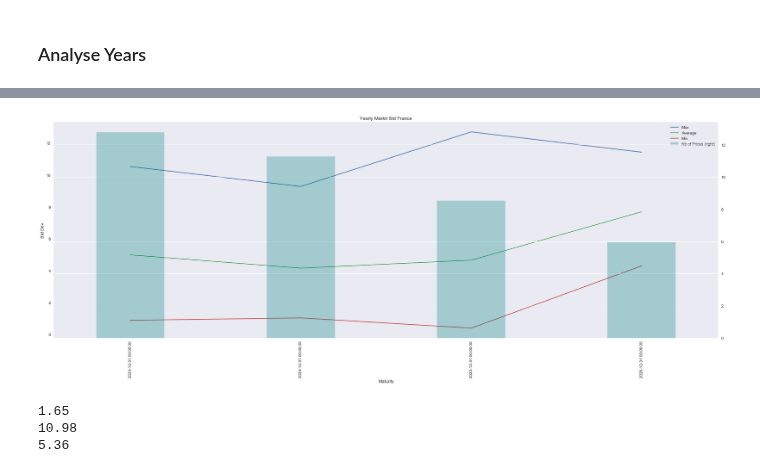
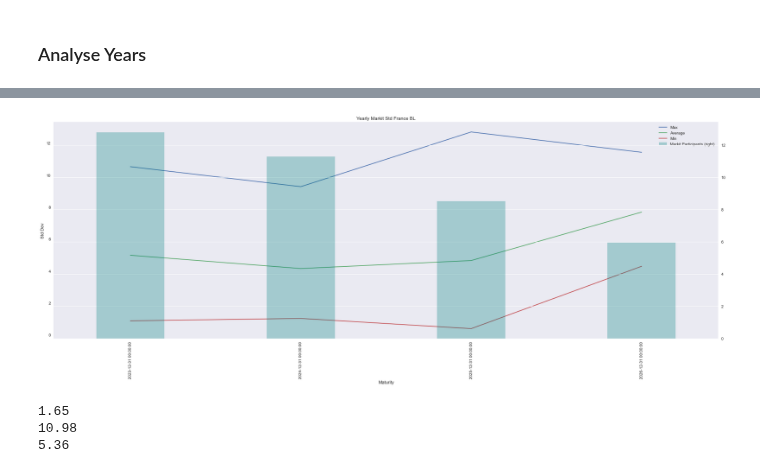
Before and after one commit to romain109/Power-Europe, a Jupyter notebook: Notebooks - std/Analyse France.ipynb, the cells around one changed output, grey strips where cells are left out. Saved outputs shown, nothing was run; the diff lists cells and outputs as text; code cells hidden in the pictures.

```diff
--- a/Notebooks - std/Analyse France.ipynb
+++ b/Notebooks - std/Analyse France.ipynb
@@ -135,7 +126,7 @@ print(round(recap_Fra_quarters.loc["Average", quarters_LT].mean(),2))
 ### Analyse Months
 # %%
 months = data.loc[(data['ns1:Underlying'] == 'FRENCH POWER - BASELOAD') & (data['ns1:Period'] == 'Month') ,["ns1:EndDate"]]["ns1:EndDate"].unique()
-recap_Fra_months = pd.DataFrame(columns = months, index = ['Min', 'Average', 'Max', 'Nb of Prices', "% NaN"])
+recap_Fra_months = pd.DataFrame(columns = months, index = ['Min', 'Average', 'Max', 'Markit Participants', "% NaN"])
 recap_Fra_months.index.name = 'Statistics | Maturity'
 
 for j in np.arange(0,recap_Fra_months.shape[1]):
@@ -151,3 +142,4 @@ for j in np.arange(0,recap_Fra_months.shape[1]):
 
 recap_Fra_months.dropna(inplace = True, axis='columns')
 recap_Fra_months
+recap_Fra_months.to_csv("France Quarters BL")
@@ -210,7 +192,7 @@ print(round(recap_Fra_months.loc["Average", quarters_LT].mean(),2))
 ### Analyse Years
 # %%
 years = data.loc[(data['ns1:Underlying'] == 'FRENCH POWER - BASELOAD') & (data['ns1:Period'] == 'Year') ,["ns1:EndDate"]]["ns1:EndDate"].unique()
-recap_Fra_years = pd.DataFrame(columns = years, index = ['Min', 'Average', 'Max', 'Nb of Prices', '% NaN'] )
+recap_Fra_years = pd.DataFrame(columns = years, index = ['Min', 'Average', 'Max', 'Markit Participants', '% NaN'] )
 recap_Fra_years.index.name = 'Statistics | Maturity'
 
 for j in np.arange(0,recap_Fra_years.shape[1]):
@@ -226,3 +208,4 @@ for j in np.arange(0,recap_Fra_years.shape[1]):
 
 recap_Fra_years.dropna(inplace = True, axis='columns' )
 recap_Fra_years
+recap_Fra_years.to_csv("France Years BL")
@@ -237,17 +212,17 @@ recap_Fra_years
 # %%
 plt.figure(figsize=(30, 10))
-plt.title("Yearly Markit Std France")
+plt.title("Yearly Markit Std France BL")
 
 recap_Fra_years.loc['Max'].plot(legend = True)
 recap_Fra_years.loc['Average'].plot(legend = True)
 ax1= recap_Fra_years.loc['Min'].plot(legend = True)
 
 ax1.set_xlabel("Maturity")
 ax1.set_ylabel("Std Dev")
 
-ax2 = recap_Fra_years.loc['Nb of Prices'].plot(kind = 'bar',secondary_y = True, color = 'teal', width = 0.4, alpha = 0.3, legend = True)
+ax2 = recap_Fra_years.loc['Markit Participants'].plot(kind = 'bar',secondary_y = True, color = 'teal', width = 0.4, alpha = 0.3, legend = True)
 # %% [output]
-[figure, old version]
+[figure, new version]
 # %%
 print(round(recap_Fra_years.loc["Min", :].mean(),2))
 print(round(recap_Fra_years.loc["Max", :].mean(),2))
```
Also changed, not shown: parts of 7 cells of this notebook, 4 other files.
